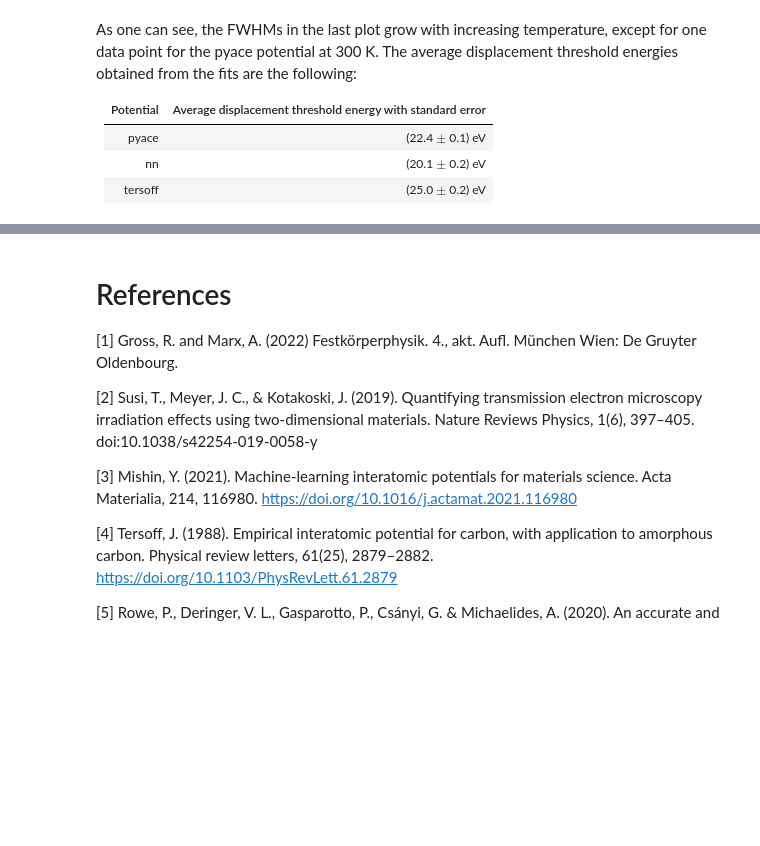
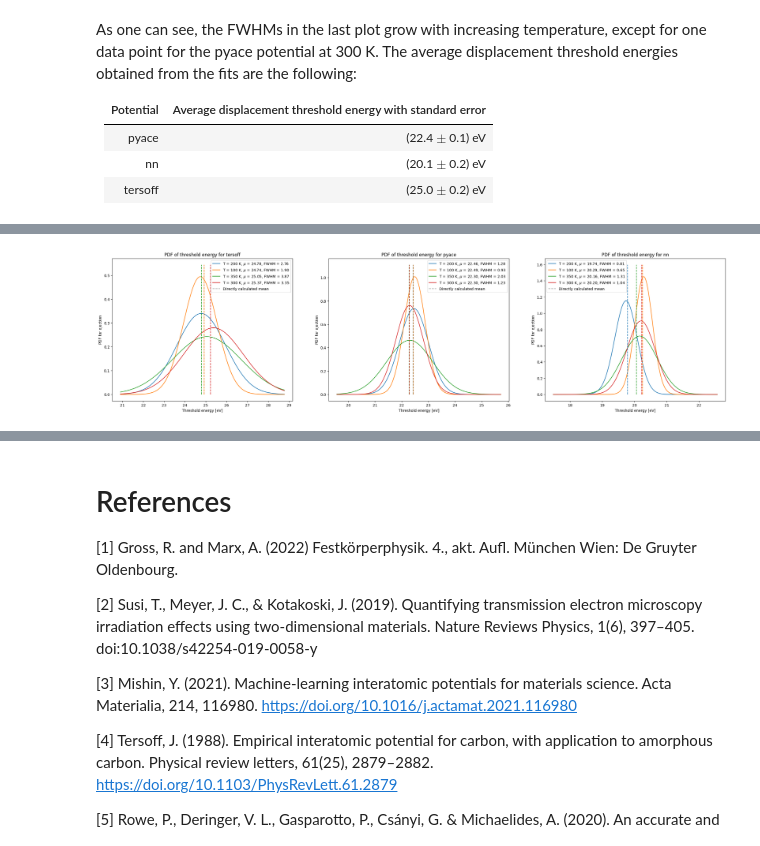
Before and after one commit to MaxNeg8/Simulating-irradiation-stability-of-2D-materials, a Jupyter notebook: Simulating irradiation stability of 2D materials.ipynb, the cells around one changed output, grey strips where cells are left out. Saved outputs shown, nothing was run; the diff lists cells and outputs as text; code cells hidden in the pictures; blank space fills up the shorter version.

```diff
--- a/Simulating irradiation stability of 2D materials.ipynb
+++ b/Simulating irradiation stability of 2D materials.ipynb
@@ -912,0 +968,90 @@ As one can see, the FWHMs in the last plot grow with increasing temperature, exc
+# %%
+loaded_results, potentials, temps = load_all_results()
+
+# Organize the results by temperature
+temp_results = {temp: {key.split("@")[0]: loaded_results[key] for key in loaded_results.keys() if int(key.split("@")[1]) == temp} for temp in temps}
+
+n_bin = 8
+
+fit_params = {potential: {} for potential in potentials} # Store the fit parameters found for later use
+
+for temp in temp_results.keys():
+    for i, potential in enumerate(temp_results[temp]):
+        result = temp_results[temp][potential]
+        pdf, bins = np.histogram(result, density=True, bins=n_bin)
+        bin_centers = (bins[1:] + bins[:-1])/2
+
+        bin_width = (bins[1:] - bins[:-1])[0]
+
+        p0 = [np.mean(result), np.std(result)]
+
+        popt, pcov = sc.optimize.curve_fit(normal, bin_centers, pdf, p0=p0)
+        mu, sigma = popt[0], popt[1]
+
+        fit_params[potential][temp] = (popt, bins[0], bins[-1])
+
+
+means_fwhms = {temp: {key.split("@")[0]: (np.mean(loaded_results[key]), 2.355*np.std(loaded_results[key])) for key in loaded_results.keys() if int(key.split("@")[1]) == temp} for temp in temps}
+
+# PDFs for different temperatures per potential and manually computed means
+
+n_potentials = len(fit_params.keys())
+
+fig, ax = plt.subplots(1, n_potentials, figsize=(10*n_potentials, 7))
+
+for i, potential in enumerate(fit_params.keys()):
+    x_min, x_max = 1000, 0
+    for temp in fit_params[potential].keys(): # Find the plotting range needed to plot all PDFs of the same potential in the same plot
+        params = fit_params[potential][temp]
+        if params[1] < x_min:
+            x_min = params[1]
+        if params[2] > x_max:
+            x_max = params[2]
+    colors = {} # For mean line plot
+    max_value = 0 # For mean line plot range
+    for temp in fit_params[potential].keys():
+        params = fit_params[potential][temp]
+        FWHM = 2.355*params[0][1] # Calculate FWHM
+
+        x = np.arange(0.95*x_min, 1.05*x_max, 0.01)
+
+        line = ax[i].plot(x, normal(x, *params[0]), label=f"T = {temp} K, $\mu$ = {params[0][0]:0.2f}, FWHM = {FWHM:0.2f}")
+        colors[temp] = line[0].get_color()
+        if np.max(line[0].get_data()[1]) > max_value:
+            max_value = np.max(line[0].get_data()[1])
+
+    for temp in fit_params[potential].keys():
+        calc_mean, calc_fwhm = means_fwhms[temp][potential]
+        ax[i].vlines(calc_mean, 0, 1.1*max_value, colors[temp], ls="--")
+
+    ax[i].set_title(f"PDF of threshold energy for {potential}")
+    ax[i].set_xlabel("Threshold energy [eV]")
+    ax[i].set_ylabel("PDF for ejection")
+    ax[i].vlines(calc_mean, 0, 0, color="gray", ls="--", label="Directly calculated mean")
+    ax[i].legend()
+
+plt.show()
+
+# FWHMs per potential as a function of temperature from directly calculated FWHMs
+
+fig, ax = plt.subplots(1, n_potentials, figsize=(10*n_potentials, 7))
+
+for i, potential in enumerate(fit_params.keys()):
+    FWHMs_direct = []
+    FWHMs_pdf = []
+    for temp in fit_params[potential].keys():
+        FWHMs_direct.append(means_fwhms[temp][potential][1])
+        params = fit_params[potential][temp]
+        FWHMs_pdf.append(2.355*params[0][1])
+
+    ax[i].scatter(list(fit_params[potential].keys()), FWHMs_pdf, label="FWHMs from fits")
+    ax[i].scatter(list(fit_params[potential].keys()), FWHMs_direct, label="Directly calculated FWHMs")
+
+    ax[i].set_title(f"Directly calculated FWHMs and FWHMs from fits of threshold energies for {potential}")
+    ax[i].set_xlabel("Temperature [K]")
+    ax[i].set_ylabel("FWHM [eV]")
+    ax[i].legend()
+
+plt.show()
+# %% [output]
+[figure, added]
```
Also changed, not shown: parts of 9 cells of this notebook, 1 other file.
